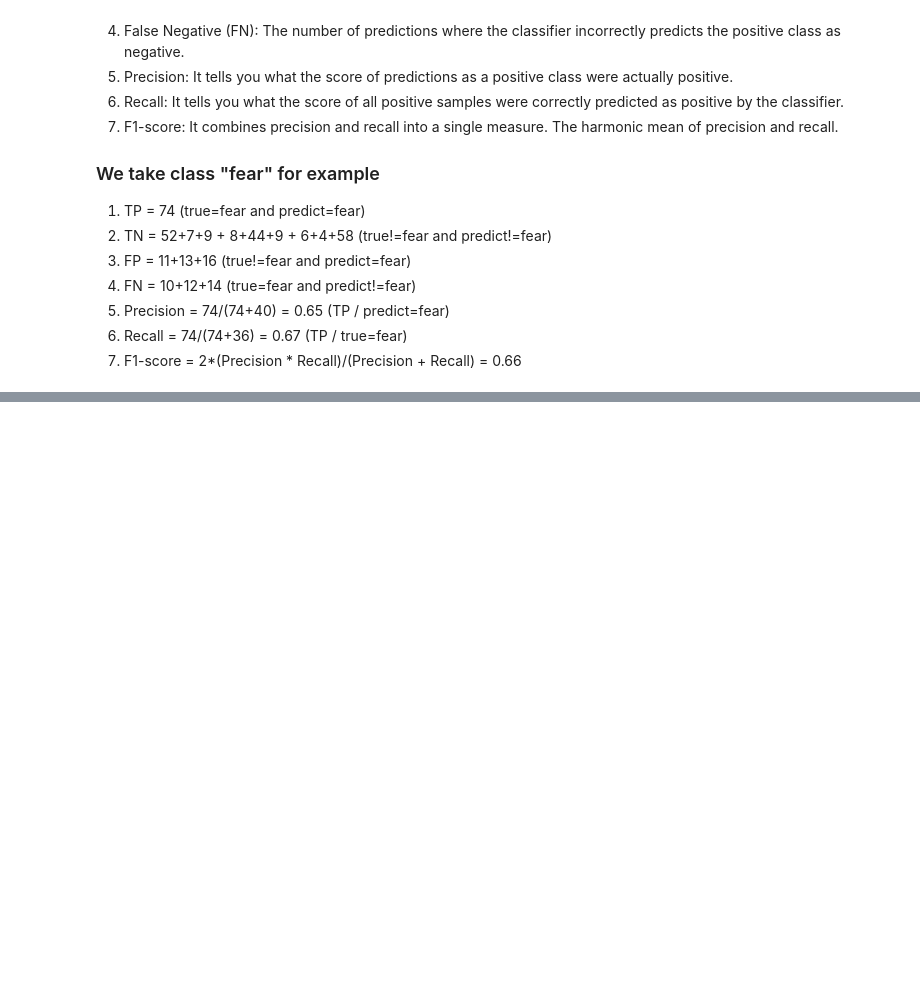
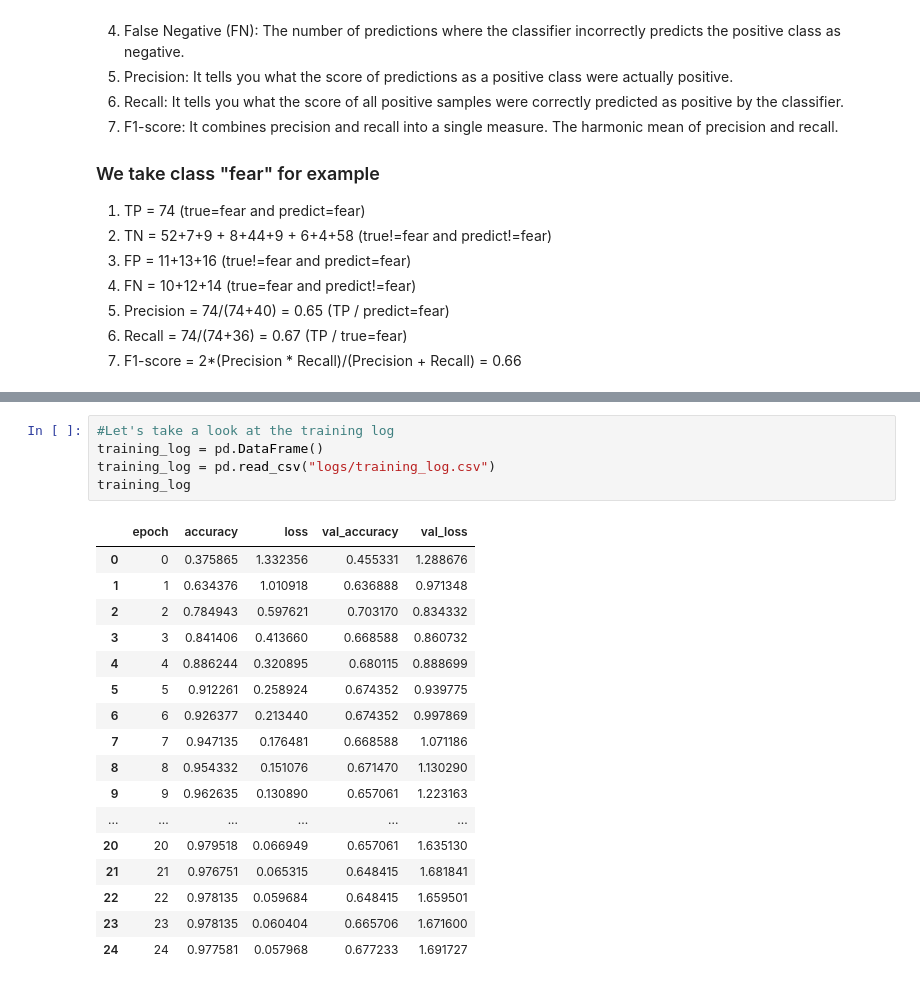
Before and after one commit to Coffeeps/DM2021-Lab2-HW2, a Jupyter notebook: DM2021-Lab2-Homework.ipynb, the cells around one changed output, grey strips where cells are left out. Cells and saved outputs as stored; diff of their text form; blank space fills up the shorter version.

```diff
--- a/DM2021-Lab2-Homework.ipynb
+++ b/DM2021-Lab2-Homework.ipynb
@@ -425,0 +671,23 @@ Can you interpret the results above? What do they mean?
+# %%
+#Let's take a look at the training log
+training_log = pd.DataFrame()
+training_log = pd.read_csv("logs/training_log.csv")
+training_log
+# %% [output]
+|  | epoch | accuracy | loss | val_accuracy | val_loss |
+| 0 | 0 | 0.375865 | 1.332356 | 0.455331 | 1.288676 |
+| 1 | 1 | 0.634376 | 1.010918 | 0.636888 | 0.971348 |
+| 2 | 2 | 0.784943 | 0.597621 | 0.703170 | 0.834332 |
+| 3 | 3 | 0.841406 | 0.413660 | 0.668588 | 0.860732 |
+| 4 | 4 | 0.886244 | 0.320895 | 0.680115 | 0.888699 |
+| 5 | 5 | 0.912261 | 0.258924 | 0.674352 | 0.939775 |
+| 6 | 6 | 0.926377 | 0.213440 | 0.674352 | 0.997869 |
+| 7 | 7 | 0.947135 | 0.176481 | 0.668588 | 1.071186 |
+| 8 | 8 | 0.954332 | 0.151076 | 0.671470 | 1.130290 |
+| 9 | 9 | 0.962635 | 0.130890 | 0.657061 | 1.223163 |
+| ... | ... | ... | ... | ... | ... |
+| 20 | 20 | 0.979518 | 0.066949 | 0.657061 | 1.635130 |
+| 21 | 21 | 0.976751 | 0.065315 | 0.648415 | 1.681841 |
+| 22 | 22 | 0.978135 | 0.059684 | 0.648415 | 1.659501 |
+| 23 | 23 | 0.978135 | 0.060404 | 0.665706 | 1.671600 |
+| 24 | 24 | 0.977581 | 0.057968 | 0.677233 | 1.691727 |
```
Also changed, not shown: parts of 19 cells of this notebook.
